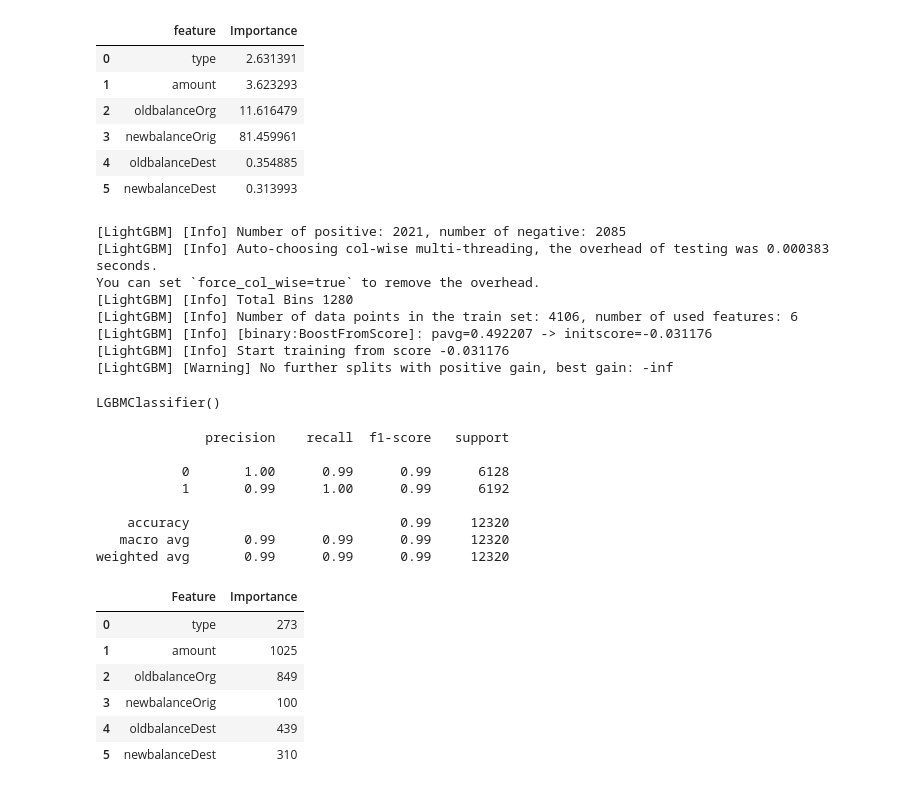
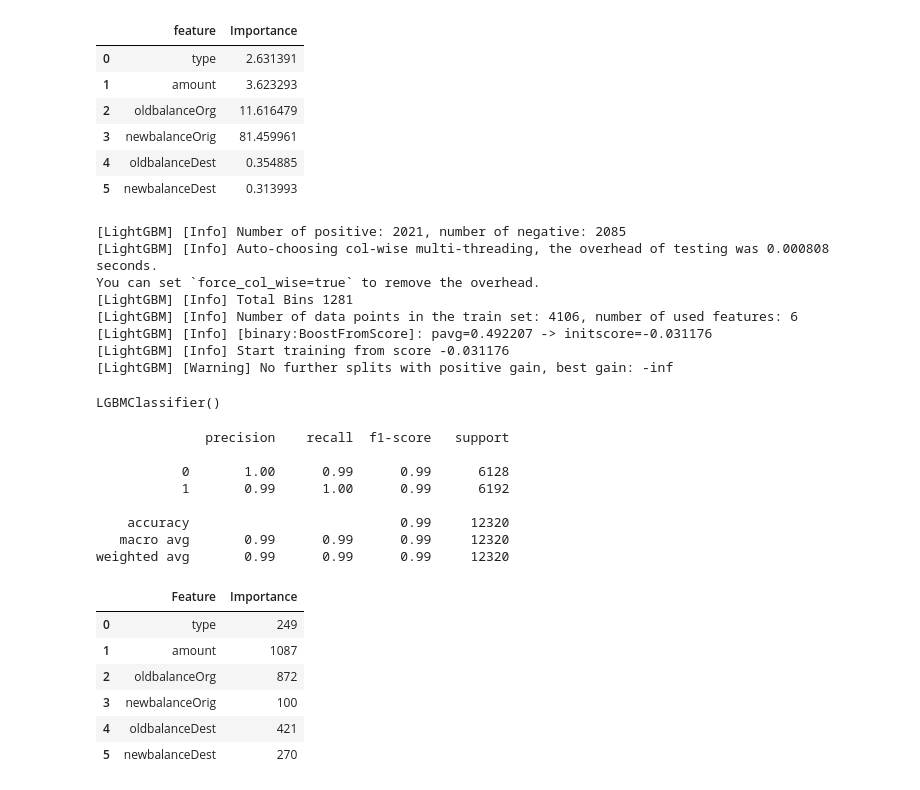
Before and after one commit to Arannamoy-Mondal/Hybrid-Approach-for-Digital-Fraud-Detection-in-Online-Financial-Transactions, a Jupyter notebook: 002 experiment.ipynb, the cells around one changed output. Cells and saved outputs as stored; diff of their text form; code cells hidden in the pictures.

Commit message:
update StandardScaler

```diff
--- a/002 experiment.ipynb
+++ b/002 experiment.ipynb
@@ -118,6 +118,10 @@ X_train,X_test,y_train,y_test=train_test_split(df_balanced.drop(columns=["isFrau
 payment_encoder=LabelEncoder()
 X_train["type"]=payment_encoder.fit_transform(X_train["type"])
 X_test["type"]=payment_encoder.transform(X_test["type"])
+scaler=StandardScaler()
+for col in X_train.columns:
+    X_train[col]=scaler.fit_transform(X_train[[col]])
+    X_test[col]=scaler.transform(X_test[[col]])
 # %%
 from xgboost import XGBClassifier
 # %%
@@ -169,9 +173,9 @@ lightbgm=LGBMClassifier()
 lightbgm.fit(X_train,y_train)
 # %% [output]
 [LightGBM] [Info] Number of positive: 2021, number of negative: 2085
-[LightGBM] [Info] Auto-choosing col-wise multi-threading, the overhead of testing was 0.000383 seconds.
+[LightGBM] [Info] Auto-choosing col-wise multi-threading, the overhead of testing was 0.000808 seconds.
 You can set `force_col_wise=true` to remove the overhead.
-[LightGBM] [Info] Total Bins 1280
+[LightGBM] [Info] Total Bins 1281
 [LightGBM] [Info] Number of data points in the train set: 4106, number of used features: 6
 [LightGBM] [Info] [binary:BoostFromScore]: pavg=0.492207 -> initscore=-0.031176
 [LightGBM] [Info] Start training from score -0.031176
@@ -190,17 +194,17 @@ print(classification_report(y_test,lightbgm.predict(X_test)))
 weighted avg       0.99      0.99      0.99     12320
 # %%
 feat_importance=pd.DataFrame({
-    "Feature":X_train.columns,
+    "Feature":[ 'type', 'amount',  'oldbalanceOrg', 'newbalanceOrig', 'oldbalanceDest', 'newbalanceDest'],
     "Importance":lightbgm.feature_importances_
 })
 feat_importance
 # %% [output]
 |  | Feature | Importance |
-| 0 | type | 273 |
-| 1 | amount | 1025 |
-| 2 | oldbalanceOrg | 849 |
+| 0 | type | 249 |
+| 1 | amount | 1087 |
+| 2 | oldbalanceOrg | 872 |
 | 3 | newbalanceOrig | 100 |
-| 4 | oldbalanceDest | 439 |
-| 5 | newbalanceDest | 310 |
+| 4 | oldbalanceDest | 421 |
+| 5 | newbalanceDest | 270 |
 # %%
 import torch
```
Also changed, not shown: parts of 8 cells of this notebook.
